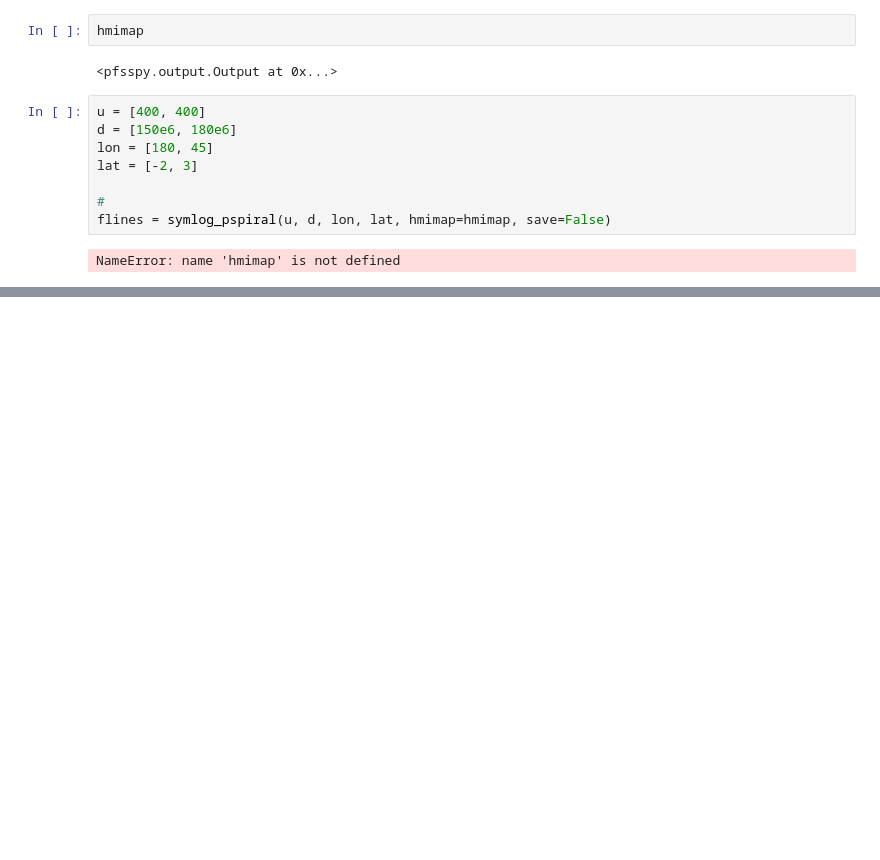
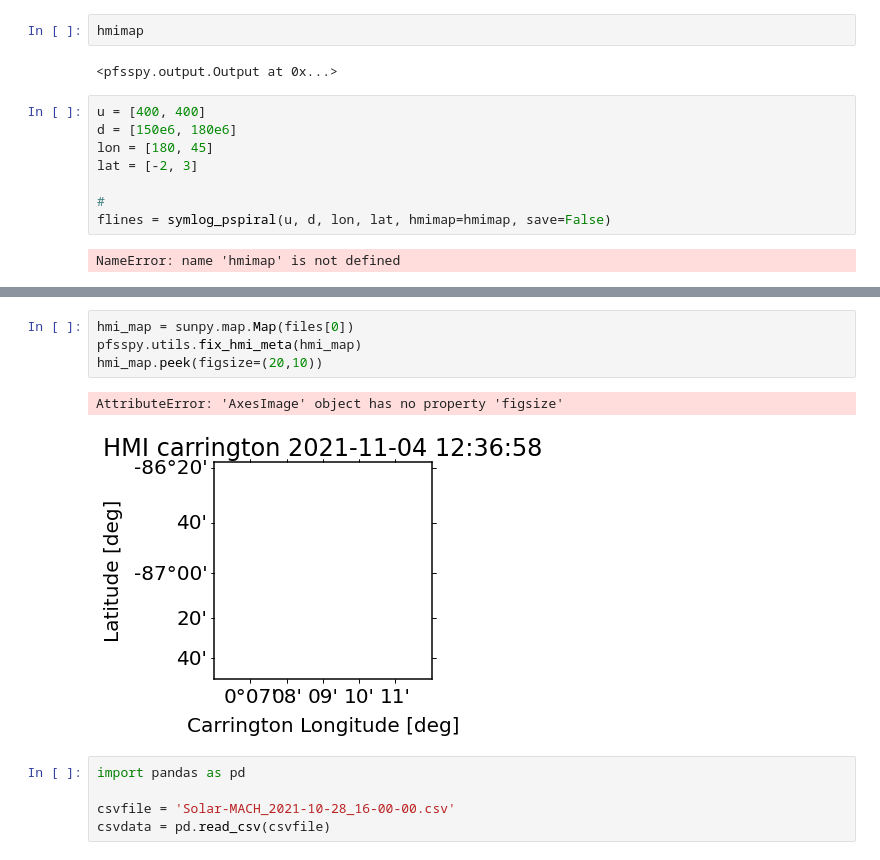
Before and after one commit to Christian-Palmroos/sub_pfss_analysis_notebook, a Jupyter notebook: pfsspy_backmap_SS_footpoint_gg.ipynb, the cells around one changed output, grey strips where cells are left out. Saved outputs shown, nothing was run; the diff lists cells and outputs as text; blank space fills up the shorter version.

```diff
--- a/pfsspy_backmap_SS_footpoint_gg.ipynb
+++ b/pfsspy_backmap_SS_footpoint_gg.ipynb
@@ -1557,0 +1777,12 @@ NameError: name 'hmimap' is not defined
+# %%
+hmi_map = sunpy.map.Map(files[0])
+pfsspy.utils.fix_hmi_meta(hmi_map)
+hmi_map.peek(figsize=(20,10))
+# %% [output]
+AttributeError: 'AxesImage' object has no property 'figsize'
+[figure, added]
+# %%
+import pandas as pd
+
+csvfile = 'Solar-MACH_2021-10-28_16-00-00.csv'
+csvdata = pd.read_csv(csvfile)
```
Also changed, not shown: parts of 18 cells of this notebook, 1 other file.
